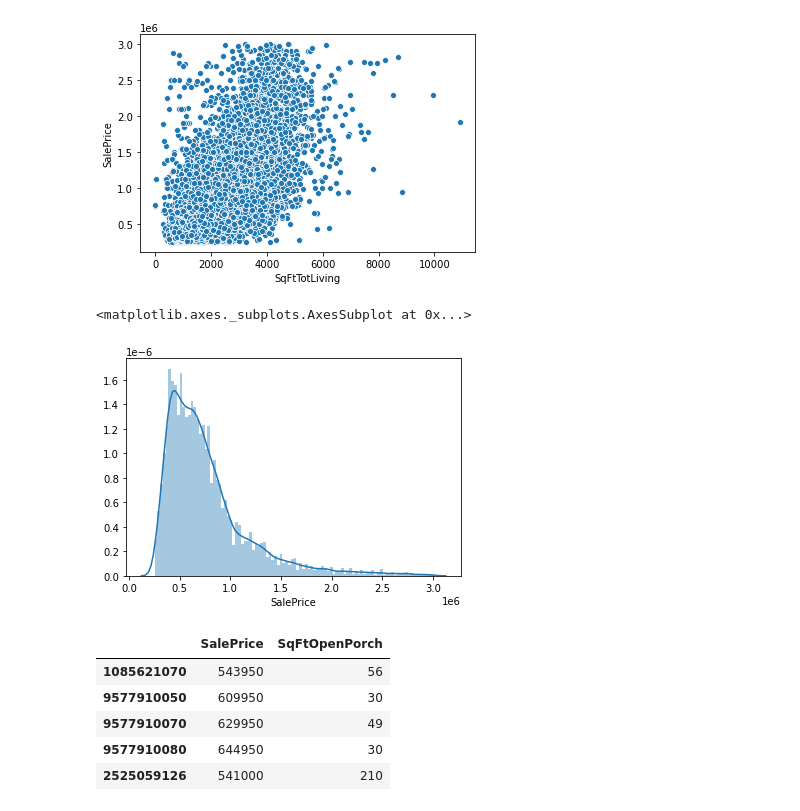
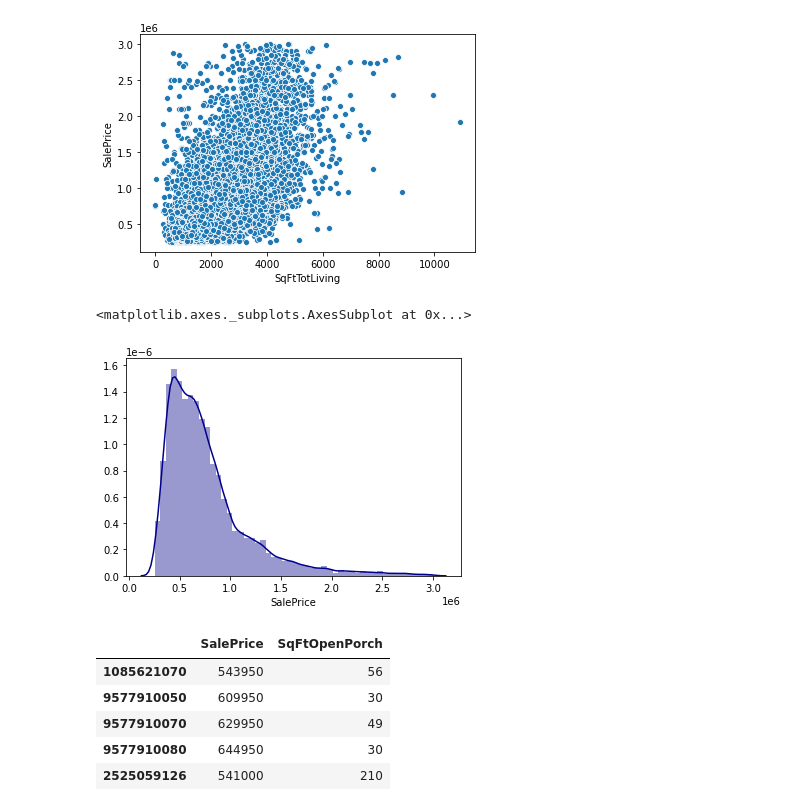
Before and after one commit to howen7/KingHousing, a Jupyter notebook: notebooks/exploratory/Paul_first_model.ipynb, the cells around one changed output. Saved outputs shown, nothing was run; the diff lists cells and outputs as text; code cells hidden in the pictures.

```diff
--- a/notebooks/exploratory/Paul_first_model.ipynb
+++ b/notebooks/exploratory/Paul_first_model.ipynb
@@ -163,10 +166,10 @@ sns.scatterplot(y=df.SalePrice, x =df.SqFtTotLiving)
 <matplotlib.axes._subplots.AxesSubplot at 0x...>
 [figure]
 # %%
-sns.distplot(df.SalePrice, bins=100)
+sns.distplot(df.SalePrice, color="darkblue")
 # %% [output]
 <matplotlib.axes._subplots.AxesSubplot at 0x...>
-[figure, old version]
+[figure, new version]
 # %%
 porch_data= df[['SalePrice', 'SqFtOpenPorch']]
 porch_data.head()
```
Also changed, not shown: parts of 9 cells of this notebook.
